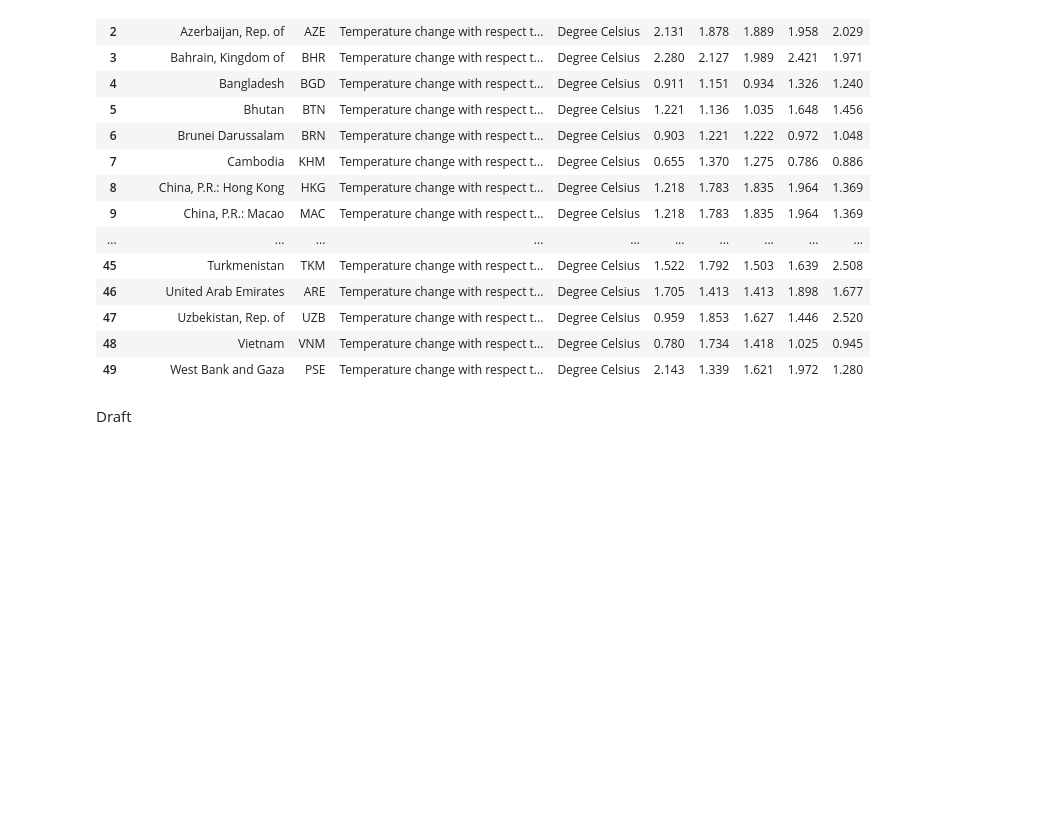
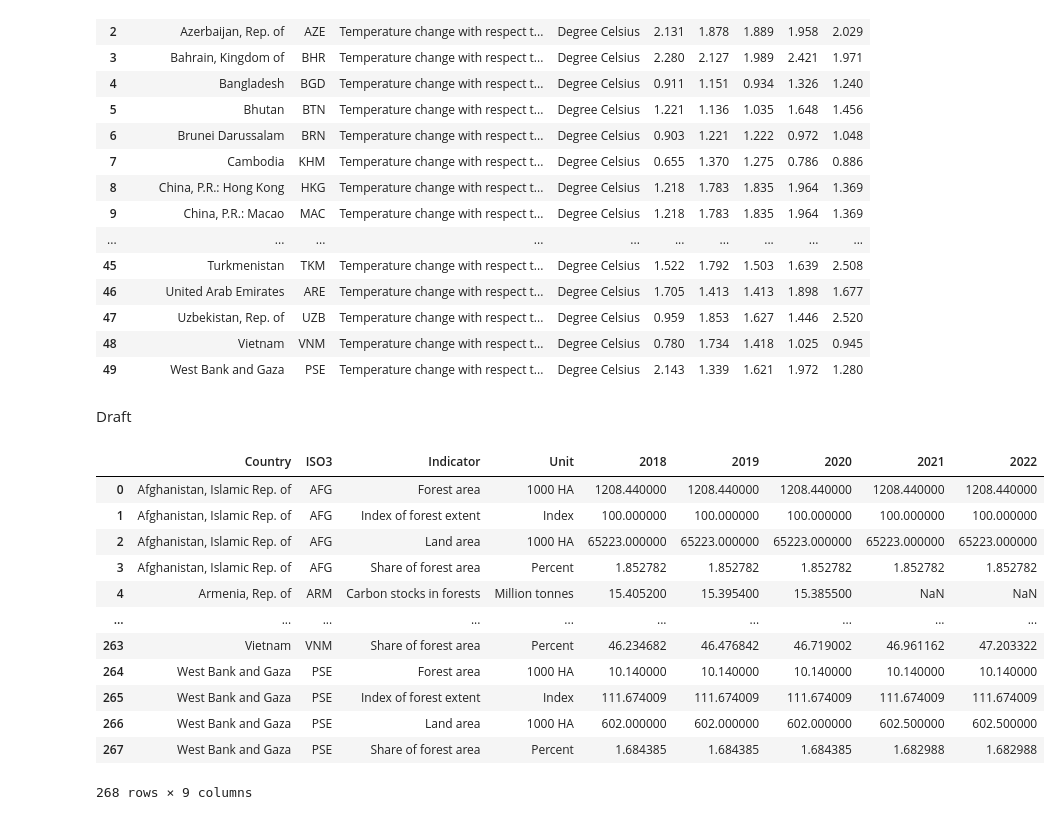
Before and after one commit to thienphucle/DS105.P11_Data_Analysis_And_Visualization, a Jupyter notebook: PreProces/preprocess_AST.ipynb, the cells around one changed output. Drawn from its saved outputs; the diff is of its cells as text; code cells hidden in the pictures; blank space fills up the shorter version.

```diff
--- a/PreProces/preprocess_AST.ipynb
+++ b/PreProces/preprocess_AST.ipynb
@@ -107,10 +107,29 @@ def preprocess_data(df, asian, output_path):
     asian_df = asian_df.drop(['Unnamed: 0', 'Country_y'], axis=1, errors='ignore')
 
     # Step 4: Rename columns for consistency
-    asian_df = asian_df.rename(columns={"Country_x": "Country"})
+    asian_df = asian_df.rename(columns={"Country_x": "Country", "F2018":"2018", "F2019":"2019",
+                                        "F2020":"2020", "F2021":"2021", "F2022":"2022"})
 
     # Step 5: Save the preprocessed data to a CSV file
     asian_df.to_csv(output_path, index=False)
 
     # Return the preprocessed DataFrame
     return asian_df
+# %%
+fac = pd.read_csv('../data/raw_data/forest_and_carbon.csv')
+path = '../data/preprecessed_data/asian_fac.csv'
+preprocess_data(fac, asian, path)
+# %% [output]
+|  | Country | ISO3 | Indicator | Unit | 2018 | 2019 | 2020 | 2021 | 2022 |
+| 0 | Afghanistan, Islamic Rep. of | AFG | Forest area | 1000 HA | 1208.440000 | 1208.440000 | 1208.440000 | 1208.440000 | 1208.440000 |
+| 1 | Afghanistan, Islamic Rep. of | AFG | Index of forest extent | Index | 100.000000 | 100.000000 | 100.000000 | 100.000000 | 100.000000 |
+| 2 | Afghanistan, Islamic Rep. of | AFG | Land area | 1000 HA | 65223.000000 | 65223.000000 | 65223.000000 | 65223.000000 | 65223.000000 |
+| 3 | Afghanistan, Islamic Rep. of | AFG | Share of forest area | Percent | 1.852782 | 1.852782 | 1.852782 | 1.852782 | 1.852782 |
+| 4 | Armenia, Rep. of | ARM | Carbon stocks in forests | Million tonnes | 15.405200 | 15.395400 | 15.385500 | NaN | NaN |
+| ... | ... | ... | ... | ... | ... | ... | ... | ... | ... |
+| 263 | Vietnam | VNM | Share of forest area | Percent | 46.234682 | 46.476842 | 46.719002 | 46.961162 | 47.203322 |
+| 264 | West Bank and Gaza | PSE | Forest area | 1000 HA | 10.140000 | 10.140000 | 10.140000 | 10.140000 | 10.140000 |
+| 265 | West Bank and Gaza | PSE | Index of forest extent | Index | 111.674009 | 111.674009 | 111.674009 | 111.674009 | 111.674009 |
+| 266 | West Bank and Gaza | PSE | Land area | 1000 HA | 602.000000 | 602.000000 | 602.000000 | 602.500000 | 602.500000 |
+| 267 | West Bank and Gaza | PSE | Share of forest area | Percent | 1.684385 | 1.684385 | 1.684385 | 1.682988 | 1.682988 |
+268 rows × 9 columns
```
Also changed, not shown: parts of 1 cell of this notebook, 5 other files.
